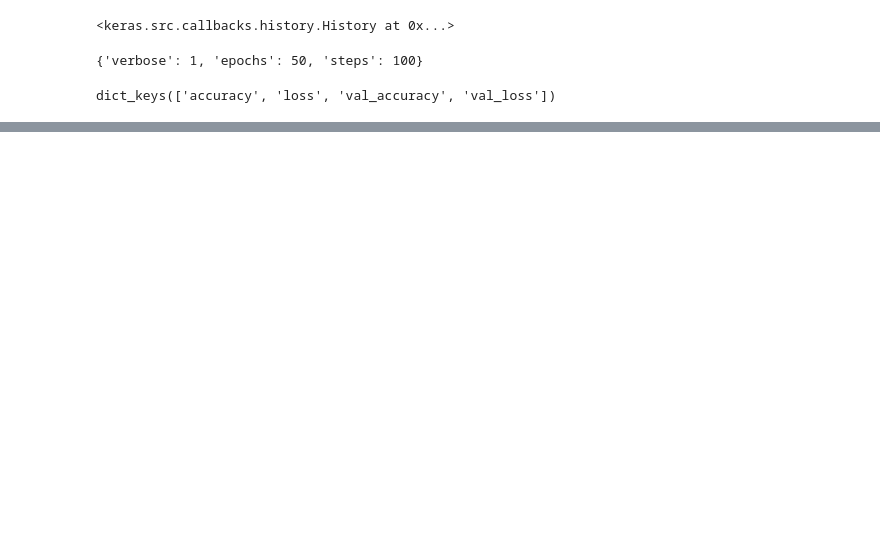
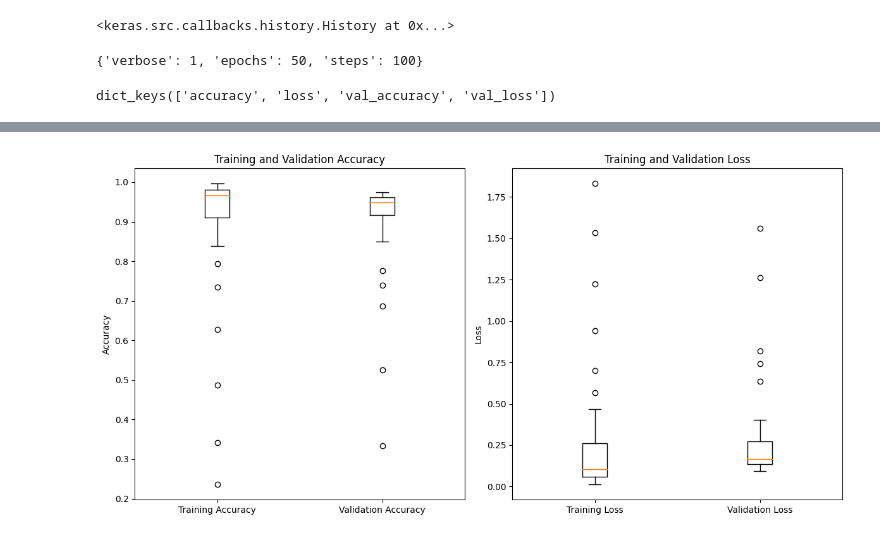
Before and after one commit to AnjanPayra/SolveIt-AI-Powered-Mango-Leaf-Disease-Detection-System-with-Interactive-Support, a Jupyter notebook: Traning/saving.ipynb, the cells around one changed output, grey strips where cells are left out. Cells and saved outputs as stored; diff of their text form; code cells hidden in the pictures; blank space fills up the shorter version.

```diff
--- a/Traning/saving.ipynb
+++ b/Traning/saving.ipynb
@@ -143,11 +189,15 @@ model = models.Sequential([
     layers.Conv2D(64, (3, 3), activation='relu'),
     layers.MaxPooling2D((2, 2)),
     layers.Flatten(),
+    layers.Dense(128, activation='relu'),
+    layers.Dropout(0.2),
     layers.Dense(64, activation='relu'),
+    layers.Dropout(0.2),
     layers.Dense(n_classes, activation='softmax'),
 ])
 
 model.build()
+# Add more layers here as needed
 # %%
 model.summary()
 # %% [output]
@@ -245 +361,25 @@ plt.show()
+# %%
+import matplotlib.pyplot as plt
+import numpy as np
+
+plt.figure(figsize=(12, 6))
+
+# Accuracy plot
+plt.subplot(1, 2, 1)
+acc_data = [acc, val_acc]
+plt.boxplot(acc_data, labels=['Training Accuracy', 'Validation Accuracy'])
+plt.title('Training and Validation Accuracy')
+plt.ylabel('Accuracy')
+
+# Loss plot
+plt.subplot(1, 2, 2)
+loss_data = [loss, val_loss]
+plt.boxplot(loss_data, labels=['Training Loss', 'Validation Loss'])
+plt.title('Training and Validation Loss')
+plt.ylabel('Loss')
+
+plt.tight_layout()
+plt.show()
+# %% [output]
+[figure, added]
 # %%
```
Also changed, not shown: parts of 29 cells of this notebook, 3 other files.
